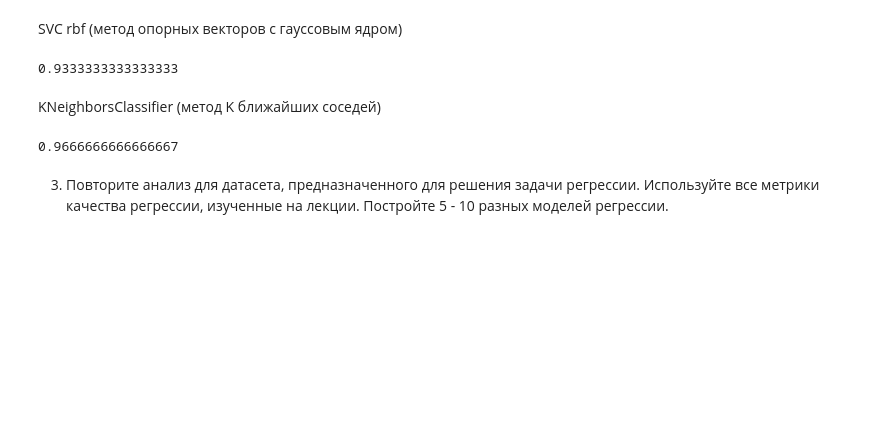
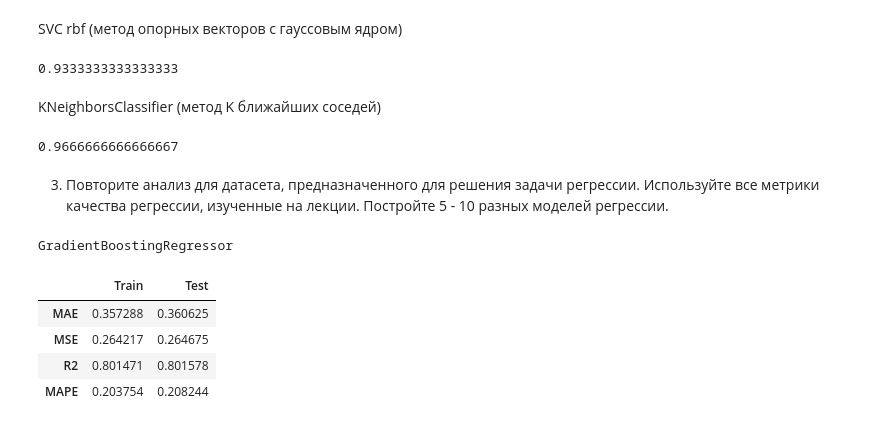
Before and after one commit to XJIE6yIlIek/my_projects_fu, a Jupyter notebook: ML/4_1.ipynb, the cells around one changed output. Drawn from its saved outputs; the diff is of its cells as text; code cells hidden in the pictures; blank space fills up the shorter version.

```diff
--- a/ML/4_1.ipynb
+++ b/ML/4_1.ipynb
@@ -374,0 +376,36 @@ accuracy_score(y_test, y_test_pred)
+# %%
+def metrics_table_reg(y_train, y_train_pred, y_test, y_test_pred):
+      metrics = pd.DataFrame({
+          "Train": [
+              mean_absolute_error(y_train, y_train_pred),
+              mean_squared_error(y_train, y_train_pred),
+              r2_score(y_train, y_train_pred),
+              mean_absolute_percentage_error(y_train, y_train_pred),
+          ],
+          "Test": [
+              mean_absolute_error(y_test, y_test_pred),
+              mean_squared_error(y_test, y_test_pred),
+              r2_score(y_test, y_test_pred),
+              mean_absolute_percentage_error(y_test, y_test_pred),
+          ],
+      }, index = ["MAE", "MSE", "R2", "MAPE"])
+
+      return metrics
+# %%
+gb_reg = GradientBoostingRegressor().fit(X_train, y_train)
+svr = SVR().fit(X_train, y_train)
+br = BayesianRidge().fit(X_train, y_train)
+lin_reg = LinearRegression().fit(X_train, y_train)
+ridge = Ridge().fit(X_train, y_train)
+# %%
+y_train_pred = gb_reg.predict(X_train)
+y_test_pred = gb_reg.predict(X_test)
+print("GradientBoostingRegressor")
+metrics_table_reg(y_train, y_train_pred, y_test, y_test_pred)
+# %% [output]
+GradientBoostingRegressor
+|  | Train | Test |
+| MAE | 0.357288 | 0.360625 |
+| MSE | 0.264217 | 0.264675 |
+| R2 | 0.801471 | 0.801578 |
+| MAPE | 0.203754 | 0.208244 |
```
Also changed, not shown: parts of 32 cells of this notebook.
